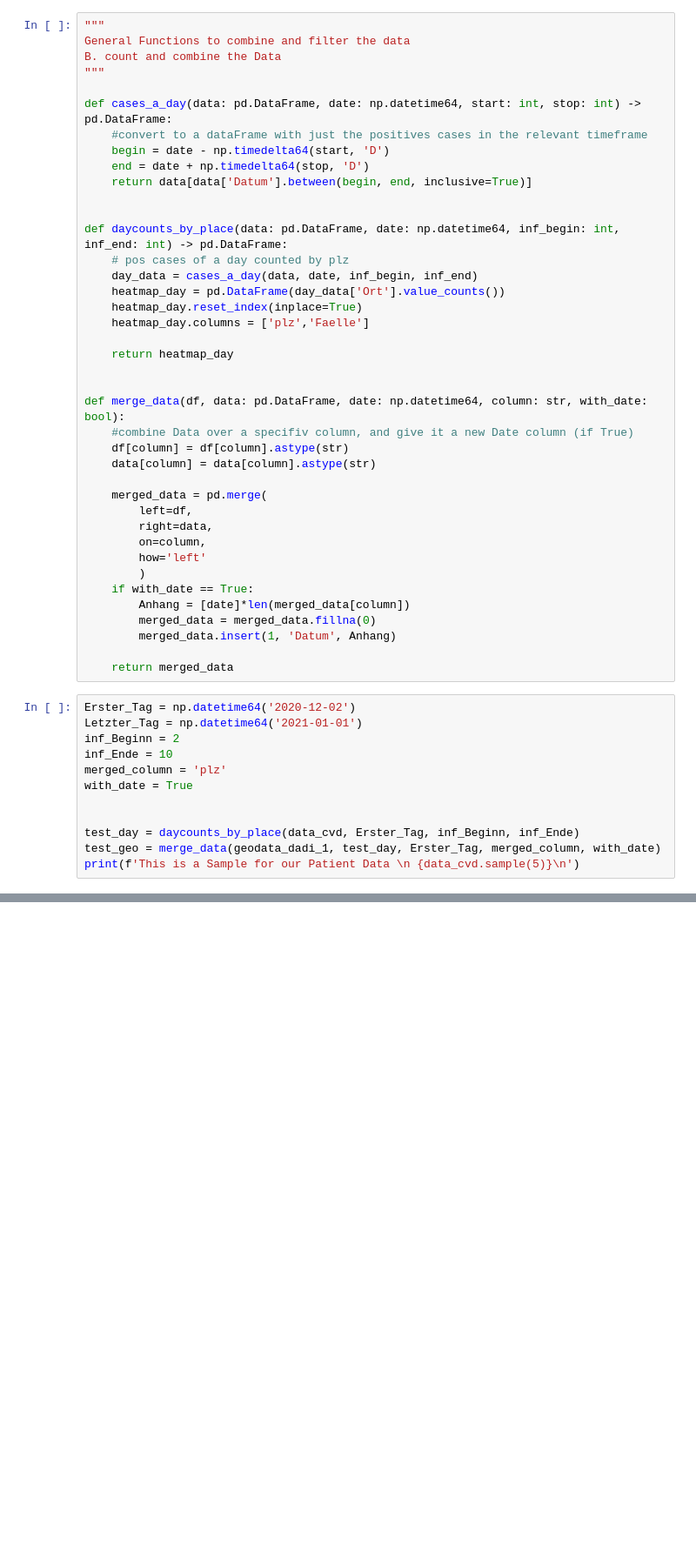
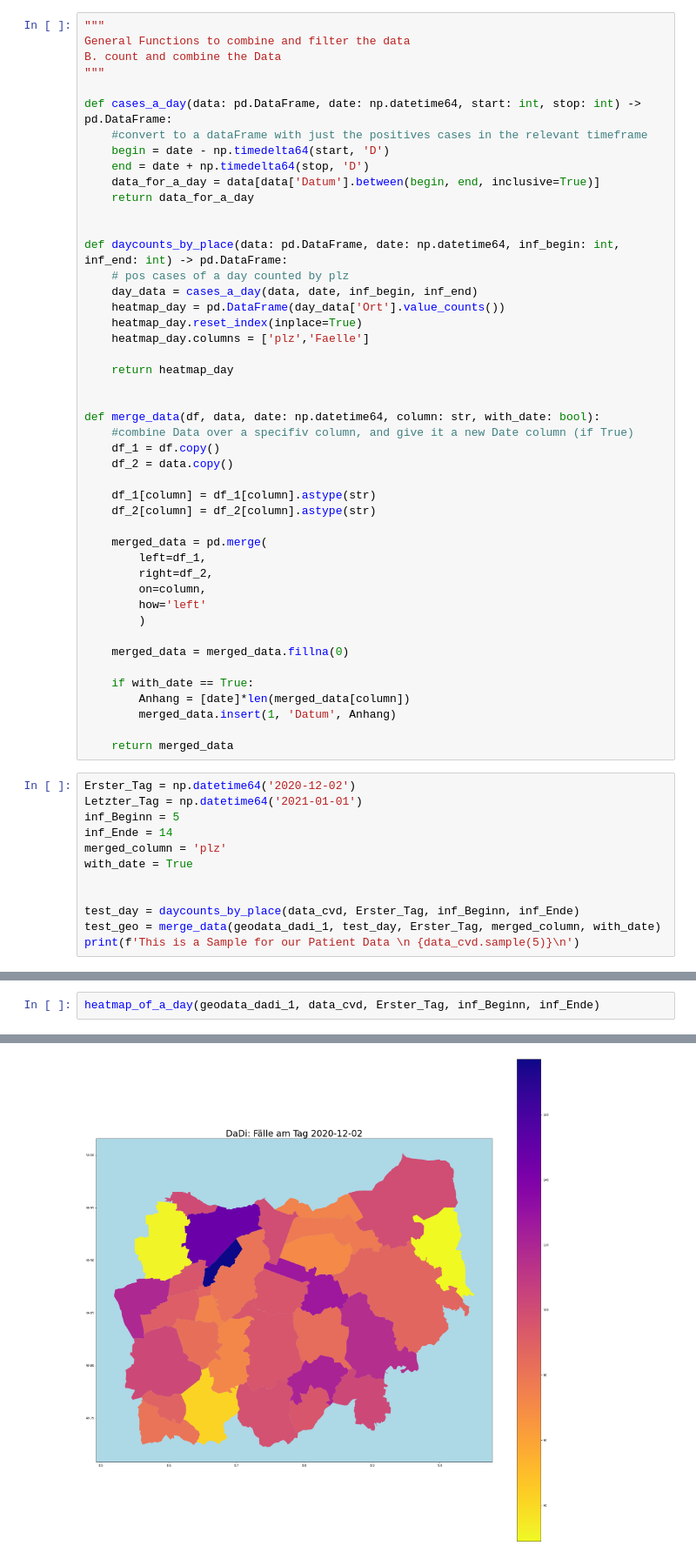
Before and after one commit to Austernpilz/Datenanalyse-CVD, a Jupyter notebook: Test lauf, Datenanalyse.ipynb, the cells around one changed output, grey strips where cells are left out. Shown at 87% size. Saved outputs shown, nothing was run; the diff lists cells and outputs as text; blank space fills up the shorter version.

```diff
--- a/Test lauf, Datenanalyse.ipynb
+++ b/Test lauf, Datenanalyse.ipynb
@@ -152,7 +152,8 @@ def cases_a_day(data: pd.DataFrame, date: np.datetime64, start: int, stop: int)
     #convert to a dataFrame with just the positives cases in the relevant timeframe
     begin = date - np.timedelta64(start, 'D')
     end = date + np.timedelta64(stop, 'D')
-    return data[data['Datum'].between(begin, end, inclusive=True)]
+    data_for_a_day = data[data['Datum'].between(begin, end, inclusive=True)]
+    return data_for_a_day
 
 
 def daycounts_by_place(data: pd.DataFrame, date: np.datetime64, inf_begin: int, inf_end: int) -> pd.DataFrame:
@@ -165,28 +166,33 @@ def daycounts_by_place(data: pd.DataFrame, date: np.datetime64, inf_begin: int,
     return heatmap_day
 
 
-def merge_data(df, data: pd.DataFrame, date: np.datetime64, column: str, with_date: bool):
+def merge_data(df, data, date: np.datetime64, column: str, with_date: bool):
     #combine Data over a specifiv column, and give it a new Date column (if True)
-    df[column] = df[column].astype(str)
-    data[column] = data[column].astype(str)
+    df_1 = df.copy()
+    df_2 = data.copy()
+
+    df_1[column] = df_1[column].astype(str)
+    df_2[column] = df_2[column].astype(str)
 
     merged_data = pd.merge(
-        left=df,
-        right=data,
+        left=df_1,
+        right=df_2,
         on=column,
         how='left'
         )
+
+    merged_data = merged_data.fillna(0)
+
     if with_date == True:
         Anhang = [date]*len(merged_data[column])
-        merged_data = merged_data.fillna(0)
         merged_data.insert(1, 'Datum', Anhang)
 
     return merged_data
 # %%
 Erster_Tag = np.datetime64('2020-12-02')
 Letzter_Tag = np.datetime64('2021-01-01')
-inf_Beginn = 2
-inf_Ende = 10
+inf_Beginn = 5
+inf_Ende = 14
 merged_column = 'plz'
 with_date = True
 
@@ -248,0 +342,3 @@ def geojson_create(geodata:gpd.GeoDataFrame):
+# %%
+heatmap_of_a_day(geodata_dadi_1, data_cvd, Erster_Tag, inf_Beginn, inf_Ende)
+# %% [output]
@@ -249,3 +346,4 @@ def geojson_create(geodata:gpd.GeoDataFrame):
+[figure, added]
 # %%
 """
 specific Functions for our Visualisation
```
Also changed, not shown: parts of 20 cells of this notebook.
